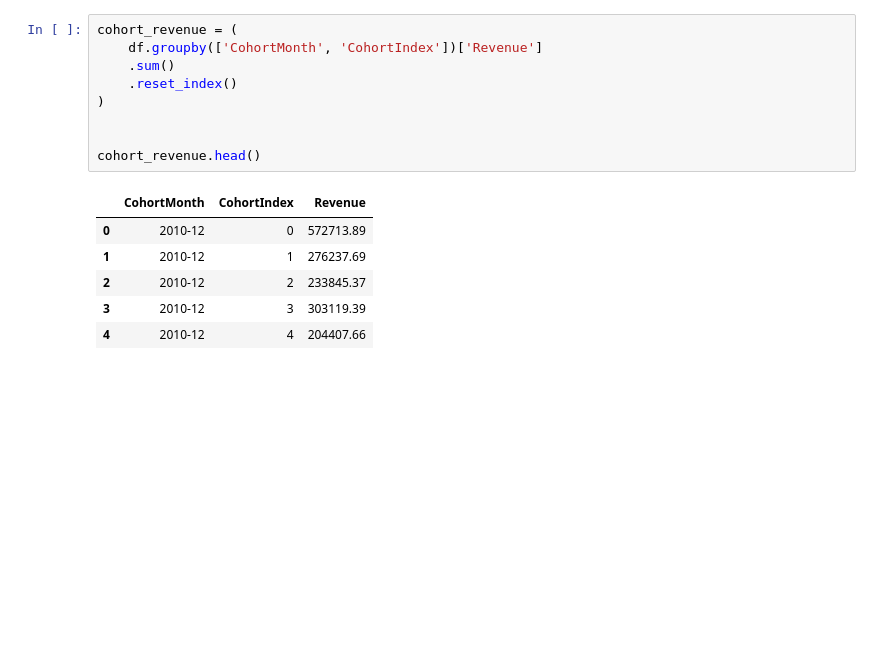
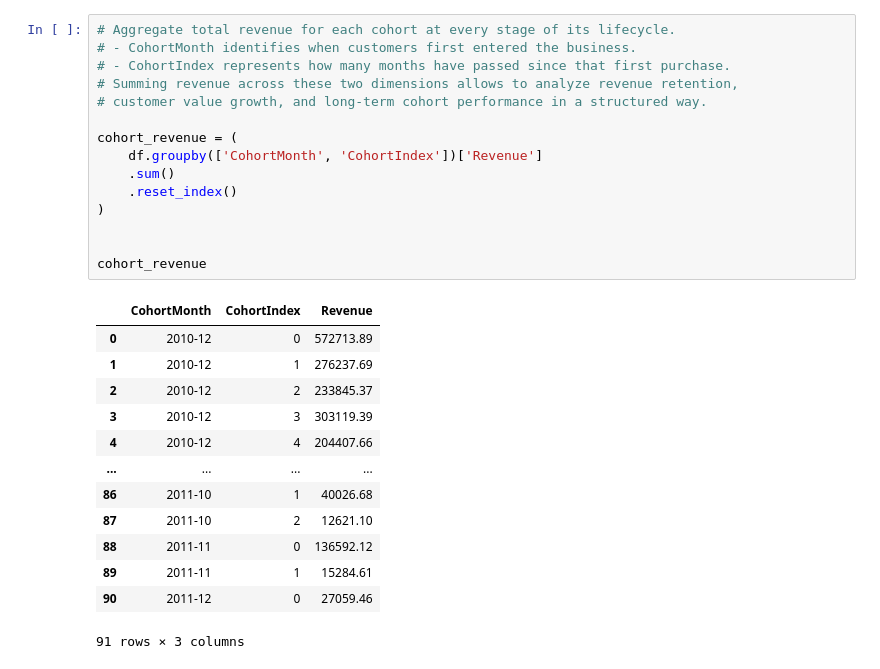
Before and after one commit to BoiDrew/revenue-retention-analysis, a Jupyter notebook: notebooks/revenue_retention_value.ipynb, the cells around one changed output. Drawn from its saved outputs; the diff is of its cells as text; blank space fills up the shorter version.

```diff
--- a/notebooks/revenue_retention_value.ipynb
+++ b/notebooks/revenue_retention_value.ipynb
@@ -45,17 +54,30 @@ df.head()
 # %%
+# Aggregate total revenue for each cohort at every stage of its lifecycle.
+# - CohortMonth identifies when customers first entered the business.
+# - CohortIndex represents how many months have passed since that first purchase.
+# Summing revenue across these two dimensions allows to analyze revenue retention,
+# customer value growth, and long‑term cohort performance in a structured way.
+
 cohort_revenue = (
     df.groupby(['CohortMonth', 'CohortIndex'])['Revenue']
     .sum()
     .reset_index()
 )
 
 
-cohort_revenue.head()
+cohort_revenue
 # %% [output]
 |  | CohortMonth | CohortIndex | Revenue |
 | 0 | 2010-12 | 0 | 572713.89 |
 | 1 | 2010-12 | 1 | 276237.69 |
 | 2 | 2010-12 | 2 | 233845.37 |
 | 3 | 2010-12 | 3 | 303119.39 |
 | 4 | 2010-12 | 4 | 204407.66 |
+| ... | ... | ... | ... |
+| 86 | 2011-10 | 1 | 40026.68 |
+| 87 | 2011-10 | 2 | 12621.10 |
+| 88 | 2011-11 | 0 | 136592.12 |
+| 89 | 2011-11 | 1 | 15284.61 |
+| 90 | 2011-12 | 0 | 27059.46 |
+91 rows × 3 columns
 # %%
```
Also changed, not shown: parts of 6 cells of this notebook.
